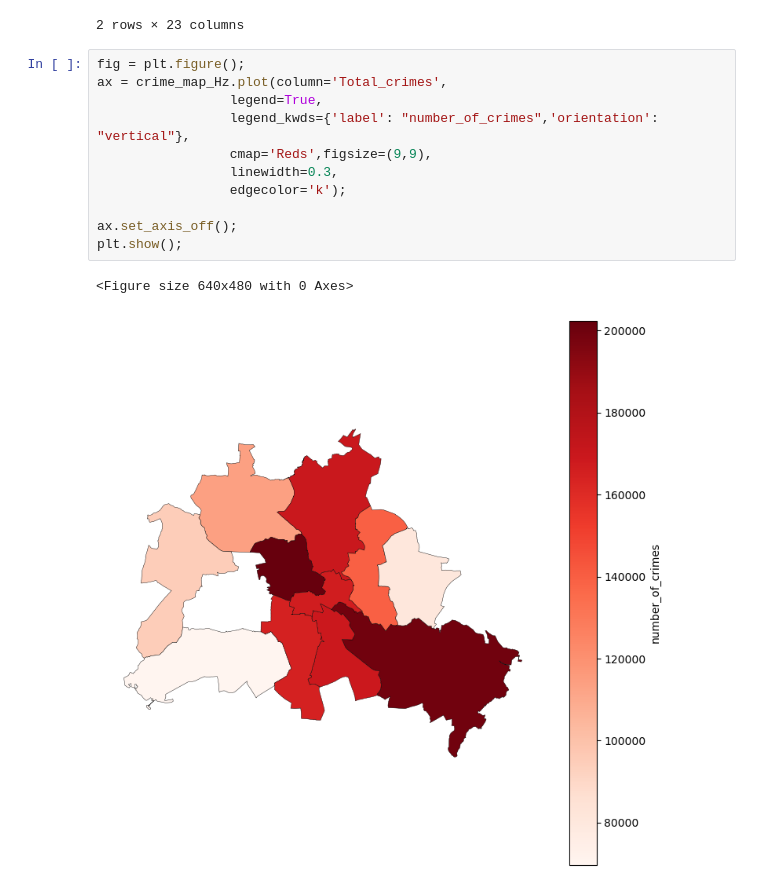
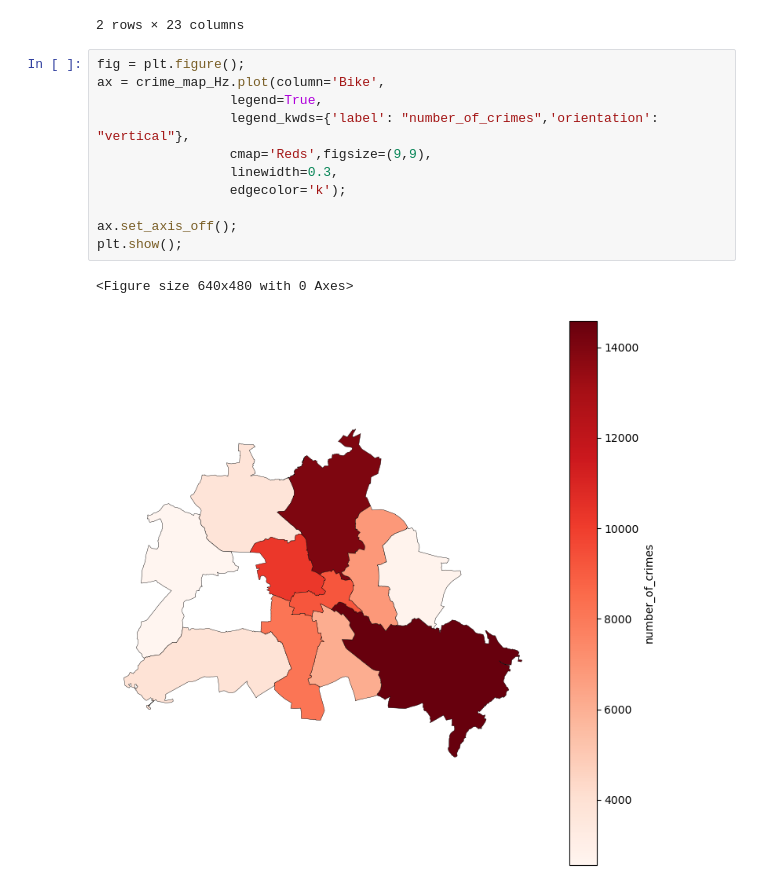
Before and after one commit to cmvaleria/Mid_bootcamp_project, a Jupyter notebook: Notebooks/Maping.ipynb, the cells around one changed output. Drawn from its saved outputs; the diff is of its cells as text.

```diff
--- a/Notebooks/Maping.ipynb
+++ b/Notebooks/Maping.ipynb
@@ -331,16 +310,16 @@ crime_map_Hz.head(2)
 2 rows × 23 columns
 # %%
 fig = plt.figure();
-ax = crime_map_Hz.plot(column='Total_crimes',
+ax = crime_map_Hz.plot(column='Bike',
                  legend=True,
                  legend_kwds={'label': "number_of_crimes",'orientation': "vertical"},
                  cmap='Reds',figsize=(9,9),
                  linewidth=0.3,
                  edgecolor='k');
 
 ax.set_axis_off();
 plt.show();
 # %% [output]
 <Figure size 640x480 with 0 Axes>
-[figure, old version]
+[figure, new version]
 # %%
```
Also changed, not shown: parts of 4 cells of this notebook, 3 other files.
